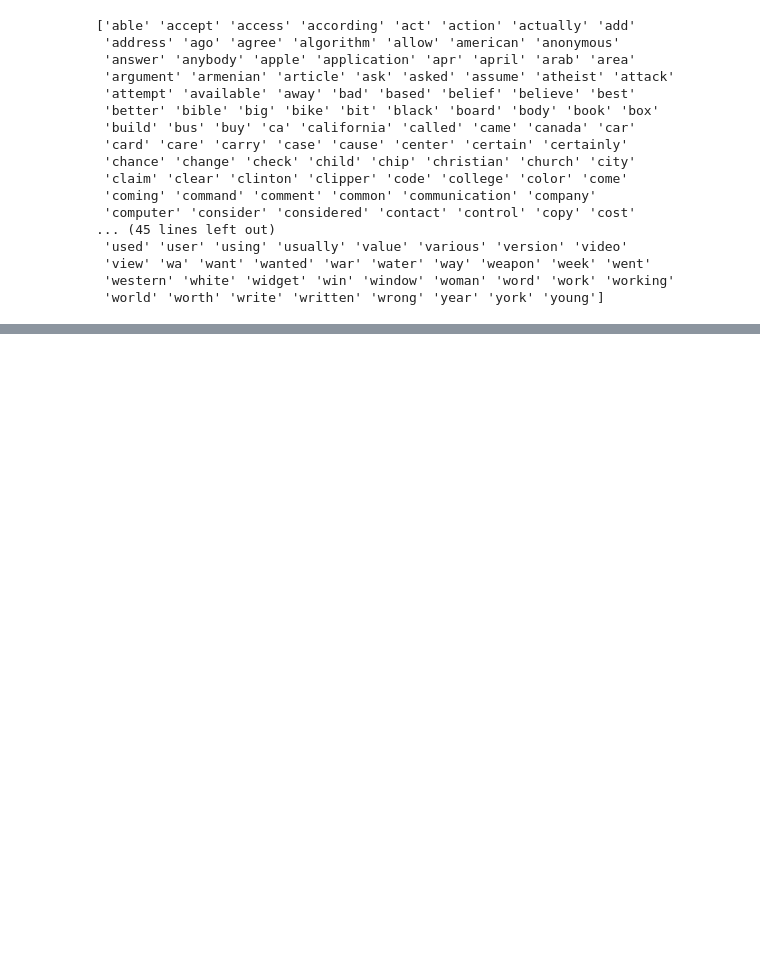
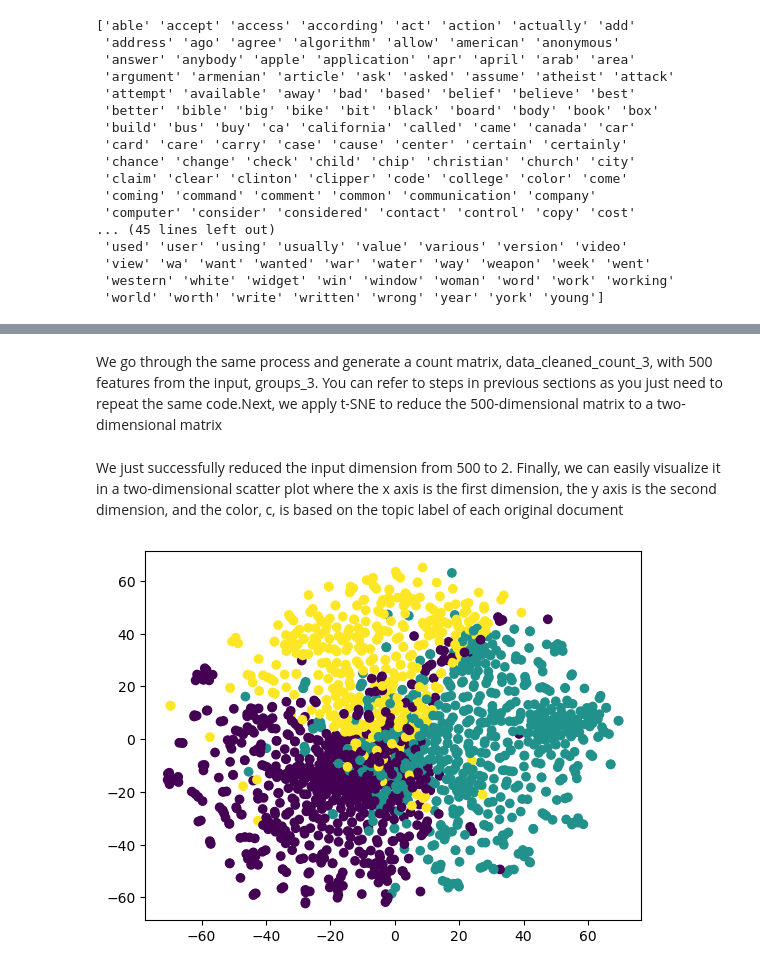
Before and after one commit to SirTee12/Natural-Language-Processing-Projects, a Jupyter notebook: Analyzing-the-20-News-Group-Dataset/Analyzing-newsgroups-Dataset.ipynb, the cells around one changed output, grey strips where cells are left out. Cells and saved outputs as stored; diff of their text form; code cells hidden in the pictures; blank space fills up the shorter version.

Commit message:
Added codes for Dimensionality reduction and visualizing the cluster

```diff
--- a/Analyzing-the-20-News-Group-Dataset/Analyzing-newsgroups-Dataset.ipynb
+++ b/Analyzing-the-20-News-Group-Dataset/Analyzing-newsgroups-Dataset.ipynb
@@ -262,0 +267,32 @@ We can answer these questions easily by visualizing those representation vectors
+# %%
+# select three categories
+categories_3 = ['talk.religion.misc', 'comp.graphics', 'sci.space']
+groups_3 = fetch_20newsgroups(categories=categories_3)
+# %% [markdown]
+We go through the same process and generate a count matrix, data_cleaned_count_3, with 500 features from the input, groups_3. You can refer to steps in previous sections as you just need to repeat the same code.Next, we apply t-SNE to reduce the 500-dimensional matrix to a two-dimensional matrix
+# %%
+data_cleaned_3 = []
+for doc in groups_3.data:
+    doc = doc.lower()
+    doc_cleaned_3 = ' '.join(lemmatizer.lemmatize(word)
+                          for word in doc.split()
+                          if word.isalpha() and
+                          word not in all_names)
+    data_cleaned_3.append(doc_cleaned_3)
+
+# fit and transform the lemmatizer on the cleaned data
+data_cleaned_count_3 = count_vector_sw.fit_transform(data_cleaned_3)
+# %% [markdown]
+We just successfully reduced the input dimension from 500 to 2. Finally, we can easily visualize it in a two-dimensional scatter plot where the x axis is the first dimension, the y axis is the second dimension, and the color, c, is based on the topic label of each original document
+# %%
+# initialize TSNE and fit and transform
+tsne_model = TSNE(n_components=2, perplexity = 40,
+                 random_state = 42, learning_rate = 500)
+data_tsne = tsne_model.fit_transform(data_cleaned_count_3.toarray())
+# %%
+# plot the clutser
+plt.scatter(data_tsne[:, 0], data_tsne[:, 1],
+           c = groups_3.target)
+plt.show()
+# %% [output]
+[figure, added]
```
Also changed, not shown: parts of 2 cells of this notebook.
